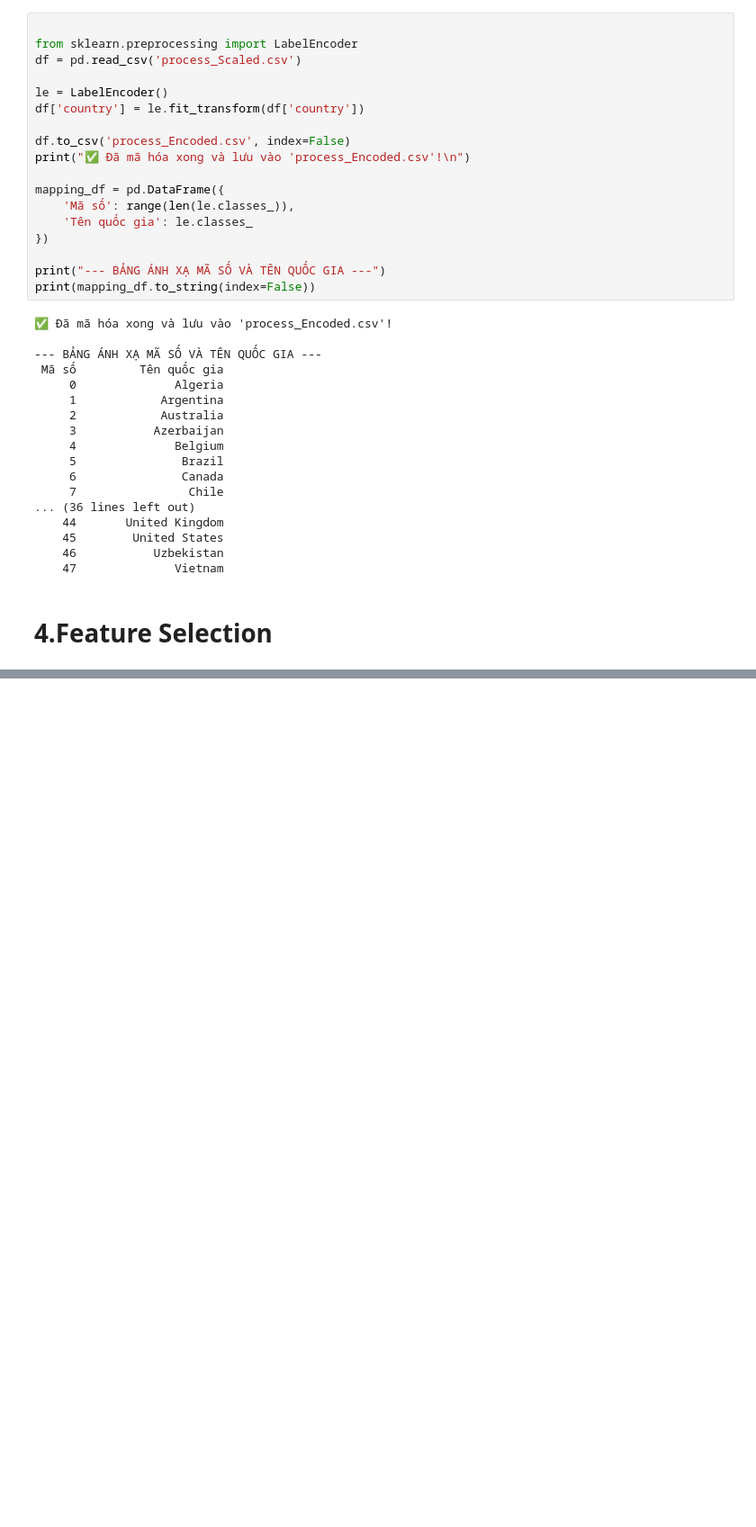
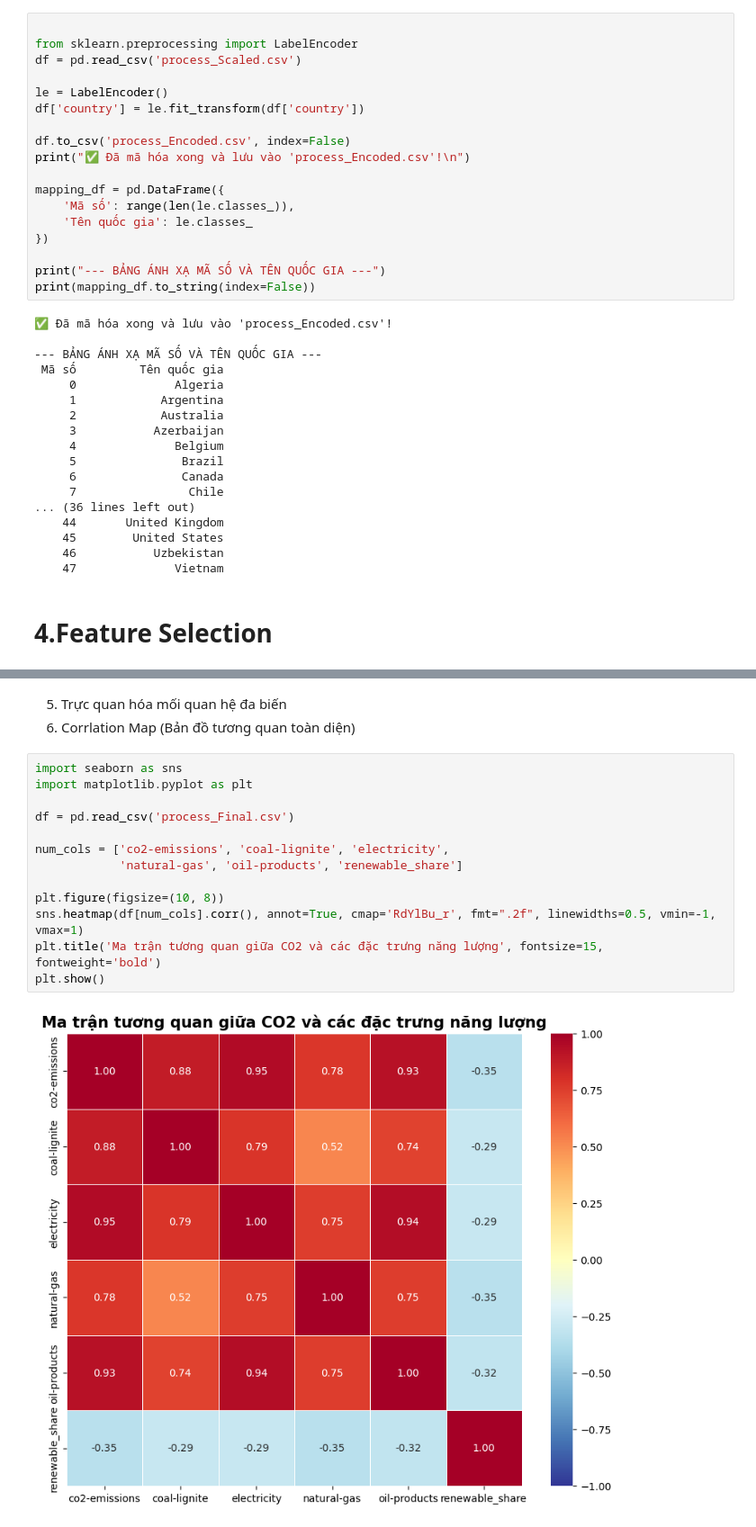
Before and after one commit to NganBui25/-CO2-Emissions-Prediction, a Jupyter notebook: full_data_crawler.ipynb, the cells around one changed output, grey strips where cells are left out. Shown at 90% size. Drawn from its saved outputs; the diff is of its cells as text; blank space fills up the shorter version.

```diff
--- a/full_data_crawler.ipynb
+++ b/full_data_crawler.ipynb
@@ -801,0 +872,18 @@ print(mapping_df.to_string(index=False))
+# %% [markdown]
+5. Trực quan hóa mối quan hệ đa biến
+1. Corrlation Map (Bản đồ tương quan toàn diện)
+# %%
+import seaborn as sns
+import matplotlib.pyplot as plt
+
+df = pd.read_csv('process_Final.csv')
+
+num_cols = ['co2-emissions', 'coal-lignite', 'electricity',
+            'natural-gas', 'oil-products', 'renewable_share']
+
+plt.figure(figsize=(10, 8))
+sns.heatmap(df[num_cols].corr(), annot=True, cmap='RdYlBu_r', fmt=".2f", linewidths=0.5, vmin=-1, vmax=1)
+plt.title('Ma trận tương quan giữa CO2 và các đặc trưng năng lượng', fontsize=15, fontweight='bold')
+plt.show()
+# %% [output]
+[figure, added]
```
Also changed, not shown: parts of 17 cells of this notebook, 2 other files.
